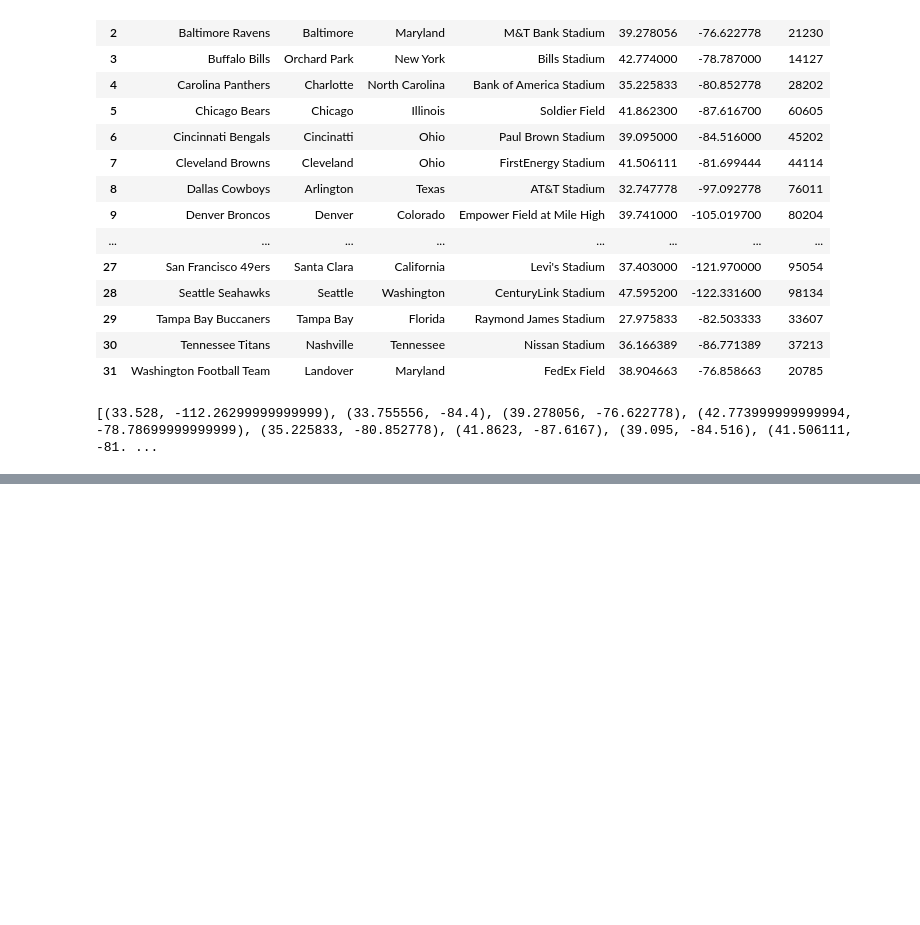
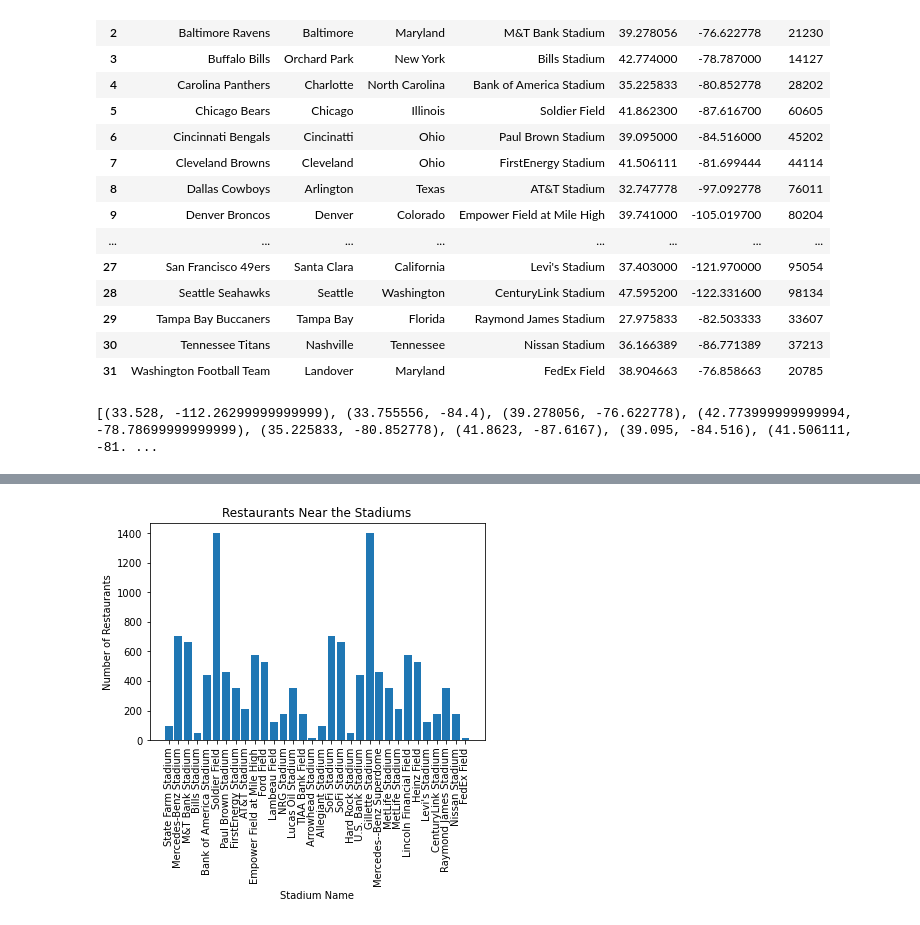
Before and after one commit to jjying89/Yelp-Restaurants-Analysis, a Jupyter notebook: Stadium_Coordinates.ipynb, the cells around one changed output, grey strips where cells are left out. Drawn from its saved outputs; the diff is of its cells as text; code cells hidden in the pictures; blank space fills up the shorter version.

```diff
--- a/Stadium_Coordinates.ipynb
+++ b/Stadium_Coordinates.ipynb
@@ -156,0 +171,3 @@ NameError: name 'response' is not defined
+# %%
+stadium_data_df['Number of restaurants in the city'] = big_number_business
+stadium_data_df
@@ -156,0 +192,12 @@ NameError: name 'response' is not defined
+# %%
+stadium_names = list(stadium_data_df["Stadium Name"])
+# %%
+y_pos = np.arange(len(stadium_names))
+plt.bar(y_pos, number_business)
+plt.xticks(y_pos, stadium_names, rotation = 90)
+plt.title("Restaurants Near the Stadiums")
+plt.xlabel("Stadium Name")
+plt.ylabel("Number of Restaurants")
+plt.show()
+# %% [output]
+[figure, added]
```
Also changed, not shown: parts of 8 cells of this notebook.
